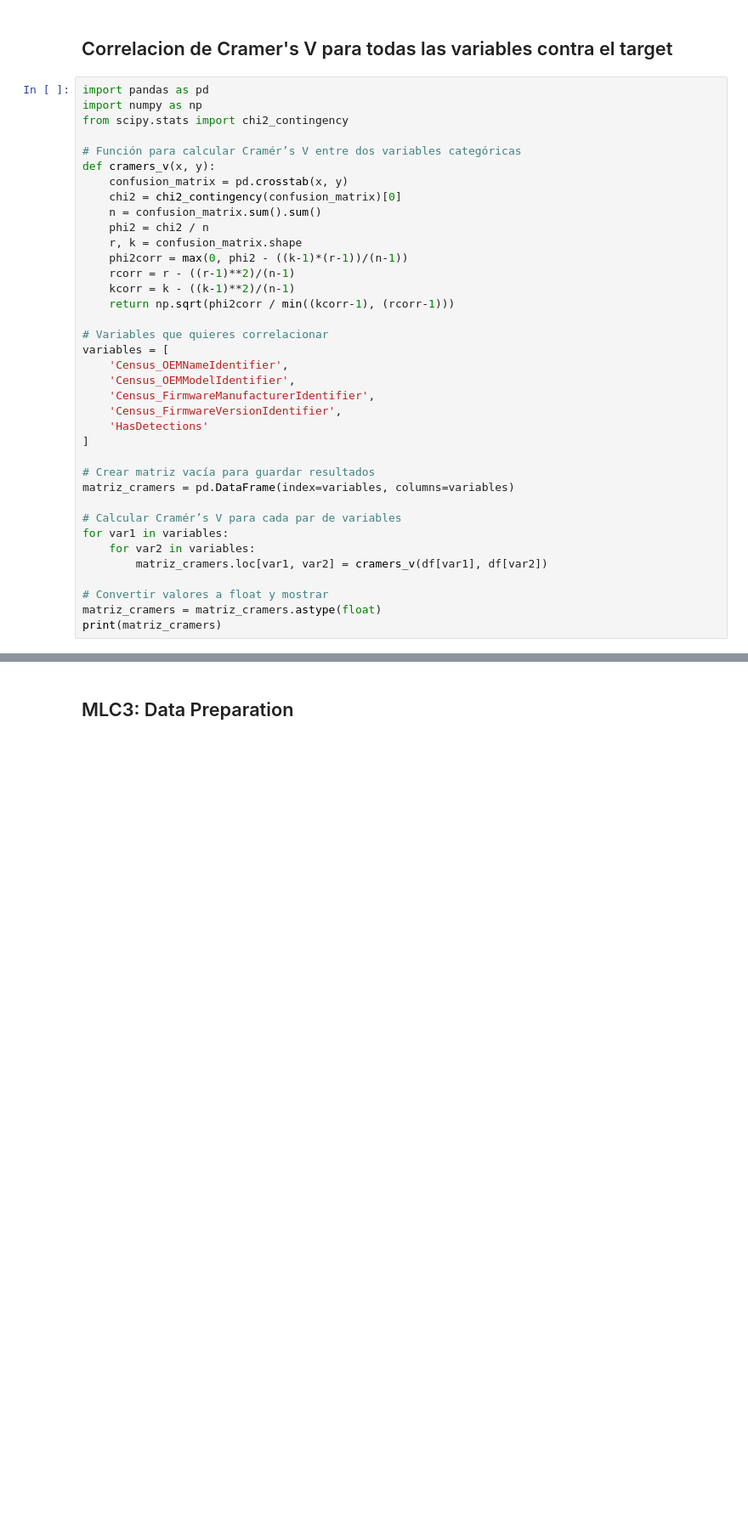
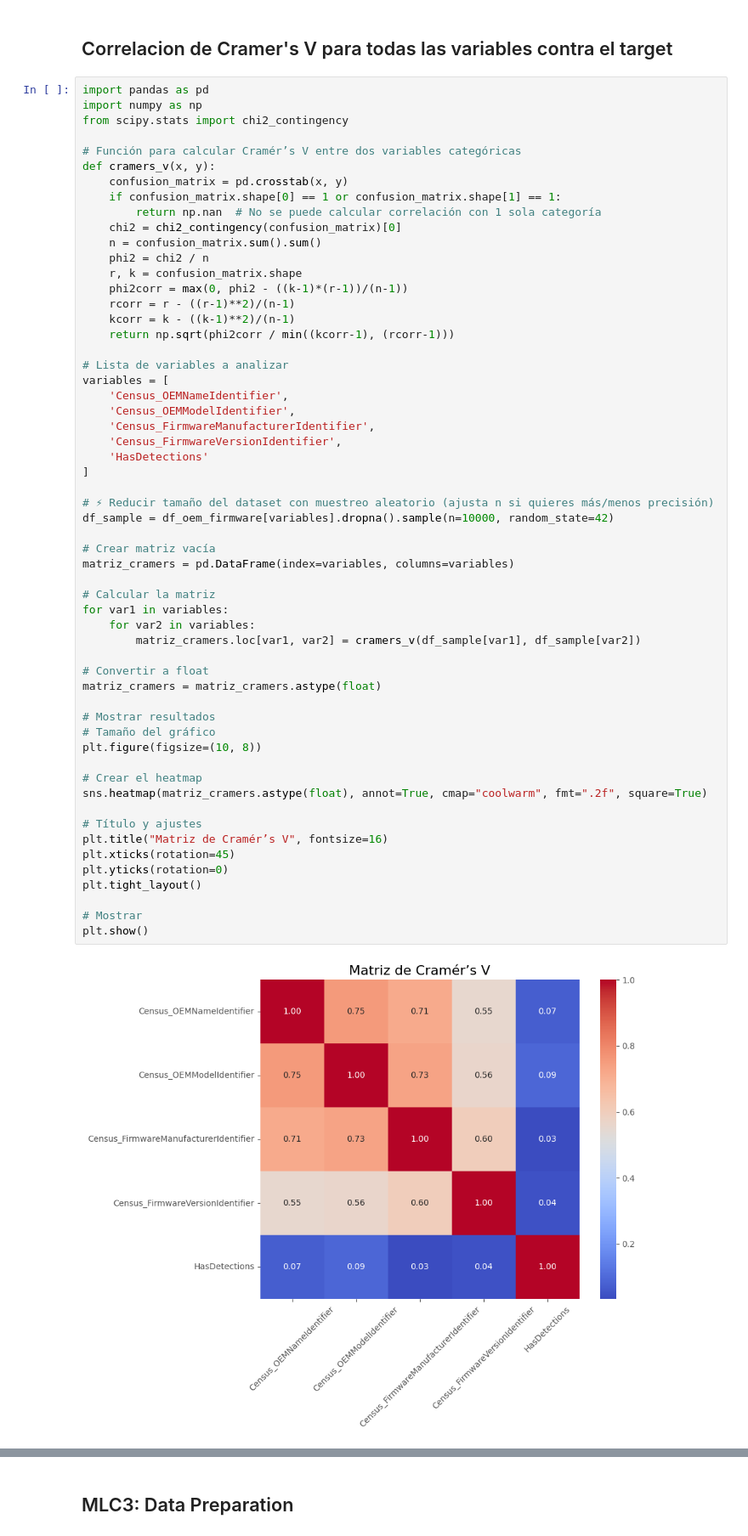
Before and after one commit to martadominguezm/grupo-1-dscesp-0525, a Jupyter notebook: entregable_2/0525_SupML_Grupo1.ipynb, the cells around one changed output, grey strips where cells are left out. Shown at 85% size. Cells and saved outputs as stored; diff of their text form; blank space fills up the shorter version.

```diff
--- a/entregable_2/0525_SupML_Grupo1.ipynb
+++ b/entregable_2/0525_SupML_Grupo1.ipynb
@@ -1893,36 +2144,58 @@ np.int64(10349)
 import pandas as pd
 import numpy as np
 from scipy.stats import chi2_contingency
 
 # Función para calcular Cramér’s V entre dos variables categóricas
 def cramers_v(x, y):
     confusion_matrix = pd.crosstab(x, y)
+    if confusion_matrix.shape[0] == 1 or confusion_matrix.shape[1] == 1:
+        return np.nan  # No se puede calcular correlación con 1 sola categoría
     chi2 = chi2_contingency(confusion_matrix)[0]
     n = confusion_matrix.sum().sum()
     phi2 = chi2 / n
     r, k = confusion_matrix.shape
     phi2corr = max(0, phi2 - ((k-1)*(r-1))/(n-1))
     rcorr = r - ((r-1)**2)/(n-1)
     kcorr = k - ((k-1)**2)/(n-1)
     return np.sqrt(phi2corr / min((kcorr-1), (rcorr-1)))
 
-# Variables que quieres correlacionar
+# Lista de variables a analizar
 variables = [
     'Census_OEMNameIdentifier',
     'Census_OEMModelIdentifier',
     'Census_FirmwareManufacturerIdentifier',
     'Census_FirmwareVersionIdentifier',
     'HasDetections'
 ]
 
-# Crear matriz vacía para guardar resultados
+# ⚡ Reducir tamaño del dataset con muestreo aleatorio (ajusta n si quieres más/menos precisión)
+df_sample = df_oem_firmware[variables].dropna().sample(n=10000, random_state=42)
+
+# Crear matriz vacía
 matriz_cramers = pd.DataFrame(index=variables, columns=variables)
 
-# Calcular Cramér’s V para cada par de variables
+# Calcular la matriz
 for var1 in variables:
     for var2 in variables:
-        matriz_cramers.loc[var1, var2] = cramers_v(df[var1], df[var2])
+        matriz_cramers.loc[var1, var2] = cramers_v(df_sample[var1], df_sample[var2])
 
-# Convertir valores a float y mostrar
+# Convertir a float
 matriz_cramers = matriz_cramers.astype(float)
-print(matriz_cramers)
+
+# Mostrar resultados
+# Tamaño del gráfico
+plt.figure(figsize=(10, 8))
+
+# Crear el heatmap
+sns.heatmap(matriz_cramers.astype(float), annot=True, cmap="coolwarm", fmt=".2f", square=True)
+
+# Título y ajustes
+plt.title("Matriz de Cramér’s V", fontsize=16)
+plt.xticks(rotation=45)
+plt.yticks(rotation=0)
+plt.tight_layout()
+
+# Mostrar
+plt.show()
+# %% [output]
+[figure, added]
```
Also changed, not shown: parts of 41 cells of this notebook.
